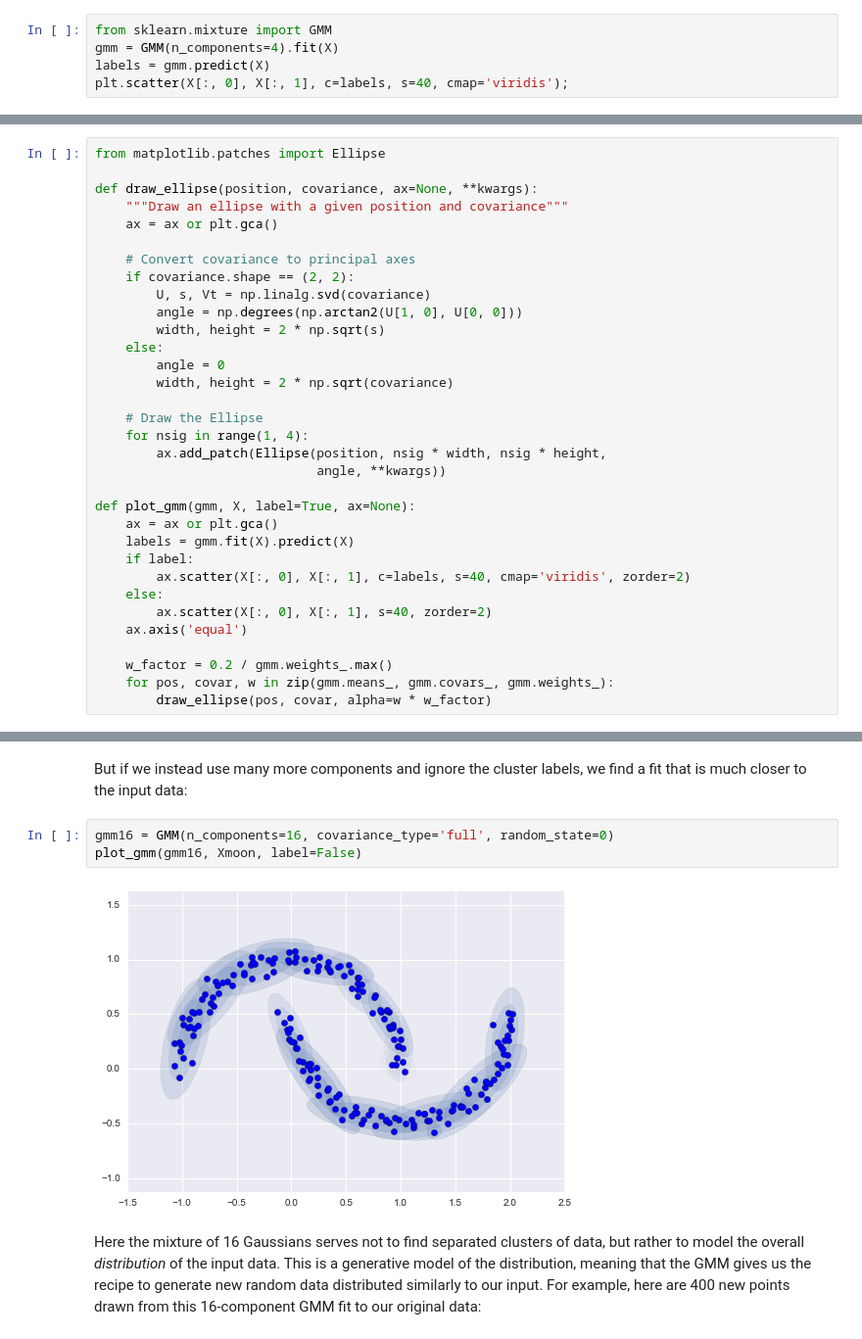
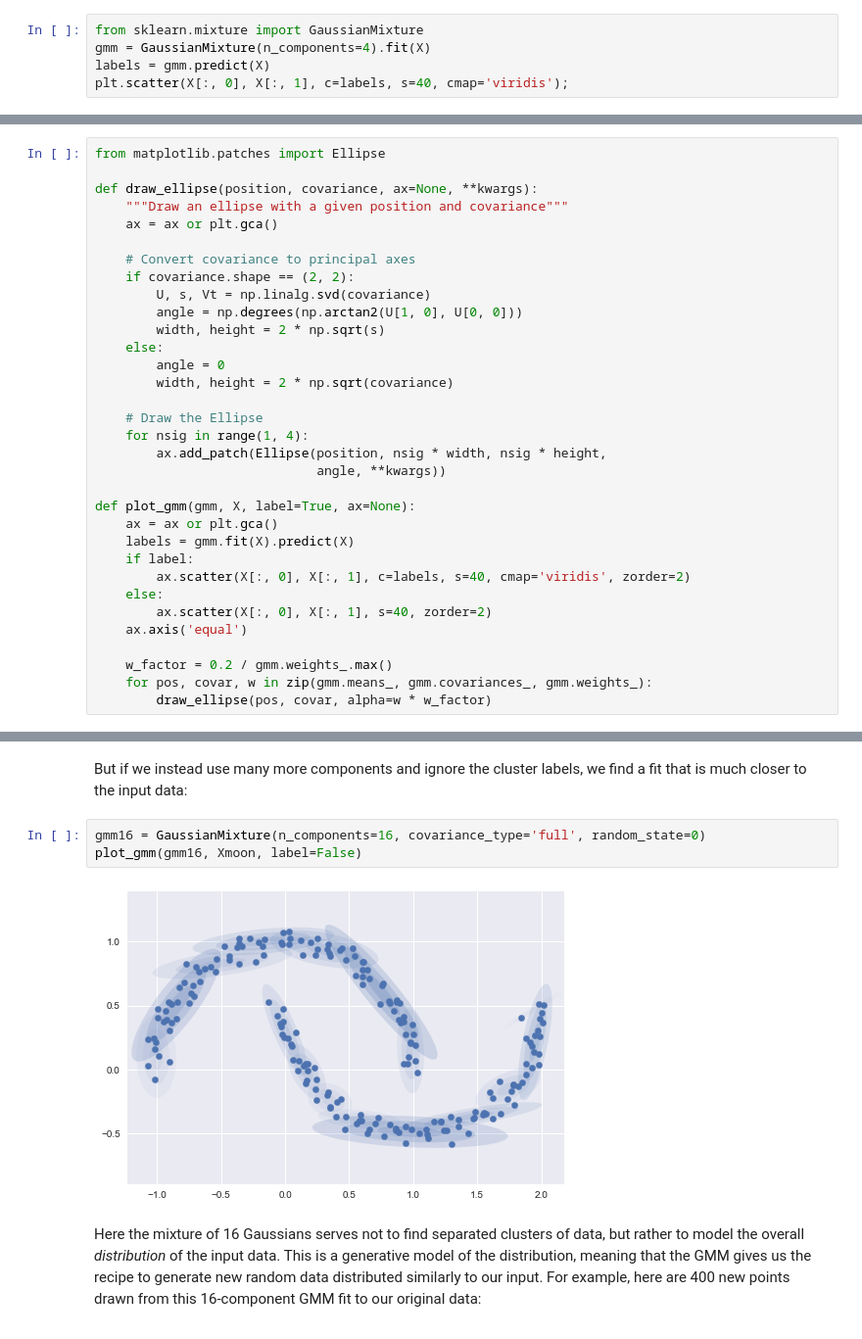
Before and after one commit to jakevdp/PythonDataScienceHandbook, a Jupyter notebook: notebooks/05.12-Gaussian-Mixtures.ipynb, the cells around one changed output, grey strips where cells are left out. Shown at 98% size. Saved outputs shown, nothing was run; the diff lists cells and outputs as text.

```diff
--- a/notebooks/05.12-Gaussian-Mixtures.ipynb
+++ b/notebooks/05.12-Gaussian-Mixtures.ipynb
@@ -100,8 +100,8 @@ It turns out these are two essential components of a different type of clusterin
 A Gaussian mixture model (GMM) attempts to find a mixture of multi-dimensional Gaussian probability distributions that best model any input dataset.
 In the simplest case, GMMs can be used for finding clusters in the same manner as *k*-means:
 # %%
-from sklearn.mixture import GMM
-gmm = GMM(n_components=4).fit(X)
+from sklearn.mixture import GaussianMixture
+gmm = GaussianMixture(n_components=4).fit(X)
 labels = gmm.predict(X)
 plt.scatter(X[:, 0], X[:, 1], c=labels, s=40, cmap='viridis');
 # %% [output]
@@ -170,7 +170,7 @@ def plot_gmm(gmm, X, label=True, ax=None):
     ax.axis('equal')
 
     w_factor = 0.2 / gmm.weights_.max()
-    for pos, covar, w in zip(gmm.means_, gmm.covars_, gmm.weights_):
+    for pos, covar, w in zip(gmm.means_, gmm.covariances_, gmm.weights_):
         draw_ellipse(pos, covar, alpha=w * w_factor)
 # %% [markdown]
 With this in place, we can take a look at what the four-component GMM gives us for our initial data:
@@ -224,10 +224,10 @@ plot_gmm(gmm2, Xmoon)
 # %% [markdown]
 But if we instead use many more components and ignore the cluster labels, we find a fit that is much closer to the input data:
 # %%
-gmm16 = GMM(n_components=16, covariance_type='full', random_state=0)
+gmm16 = GaussianMixture(n_components=16, covariance_type='full', random_state=0)
 plot_gmm(gmm16, Xmoon, label=False)
 # %% [output]
-[figure, old version]
+[figure, new version]
 # %% [markdown]
 Here the mixture of 16 Gaussians serves not to find separated clusters of data, but rather to model the overall *distribution* of the input data.
 This is a generative model of the distribution, meaning that the GMM gives us the recipe to generate new random data distributed similarly to our input.
```
Also changed, not shown: parts of 19 cells of this notebook.
